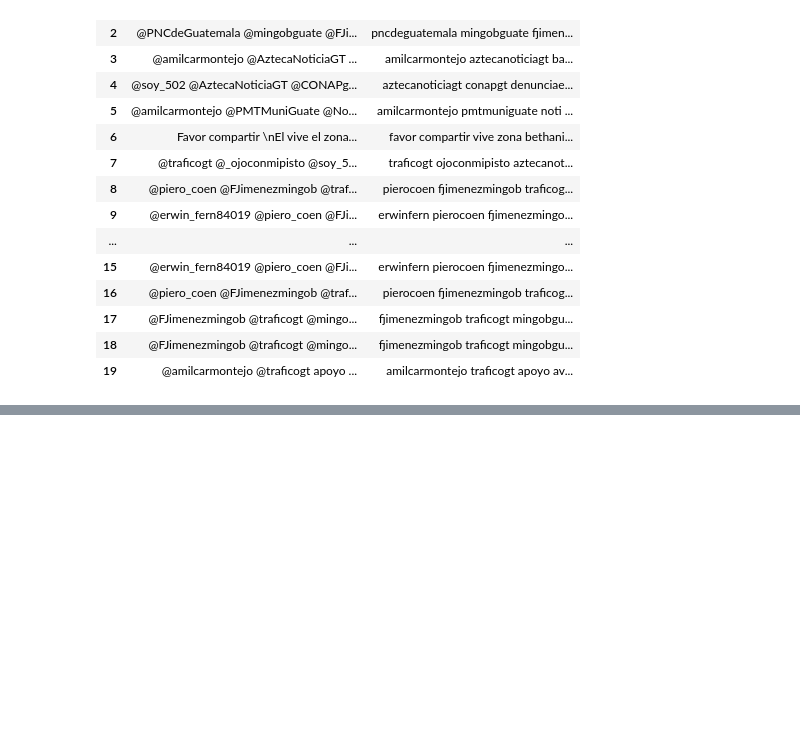
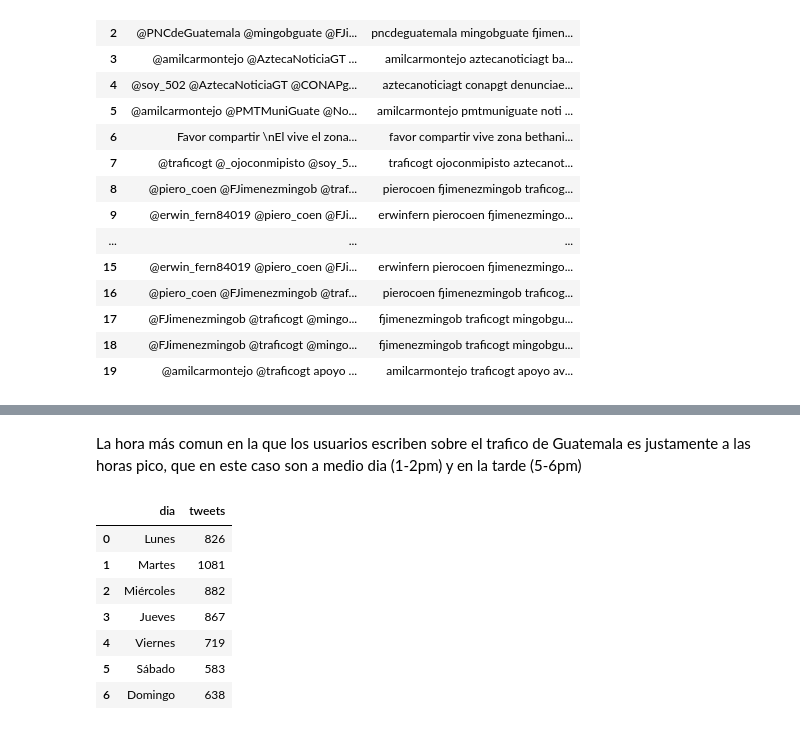
Before and after one commit to ignaciomendeza/DS-Lab-6, a Jupyter notebook: Lab6.ipynb, the cells around one changed output, grey strips where cells are left out. Cells and saved outputs as stored; diff of their text form; code cells hidden in the pictures; blank space fills up the shorter version.

```diff
--- a/Lab6.ipynb
+++ b/Lab6.ipynb
@@ -236,0 +324,26 @@ df[['rawContent', 'tweet_text_clean']].head(20)   # muestra las primeras 20 fila
+# %% [markdown]
+La hora más comun en la que los usuarios escriben sobre el trafico de Guatemala es justamente a las horas pico, que en este caso son a medio dia (1-2pm) y en la tarde (5-6pm)
+# %%
+dias_map = {0: 'Lunes', 1: 'Martes', 2: 'Miércoles', 3: 'Jueves', 4: 'Viernes', 5: 'Sábado', 6: 'Domingo'}
+
+dias = (
+    df.dropna(subset=['date'])
+      .assign(dow=df['date'].dt.dayofweek,
+              dia=lambda x: x['dow'].map(dias_map))
+      .groupby(['dow','dia'], as_index=False)
+      .size()
+      .rename(columns={'size': 'tweets'})
+      .sort_values(['tweets'], ascending=False)
+)
+
+dias_por_orden_semana = dias.sort_values('dow').drop(columns='dow')
+dias_por_orden_semana
+# %% [output]
+|  | dia | tweets |
+| 0 | Lunes | 826 |
+| 1 | Martes | 1081 |
+| 2 | Miércoles | 882 |
+| 3 | Jueves | 867 |
+| 4 | Viernes | 719 |
+| 5 | Sábado | 583 |
+| 6 | Domingo | 638 |
```
Also changed, not shown: parts of 12 cells of this notebook.
